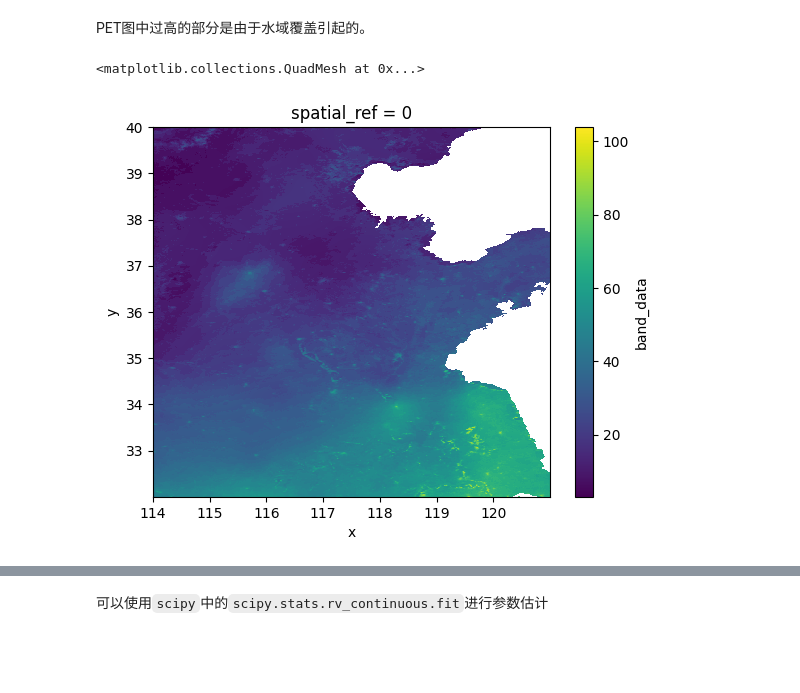
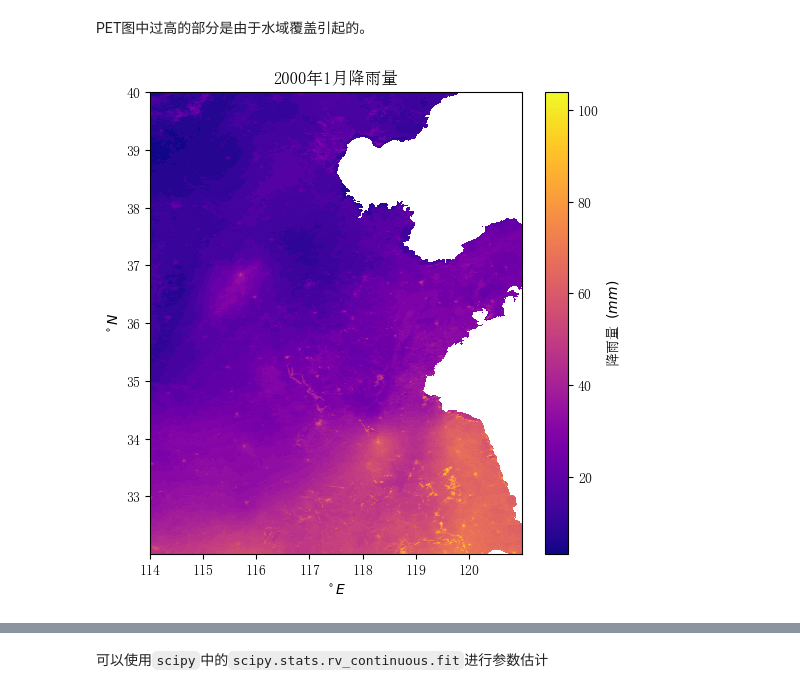
Before and after one commit to zyzh2002/risk_evaluation, a Jupyter notebook: scripts/calc/SPEI/calcSPEI.ipynb, the cells around one changed output, grey strips where cells are left out. Cells and saved outputs as stored; diff of their text form; code cells hidden in the pictures; blank space fills up the shorter version.

```diff
--- a/scripts/calc/SPEI/calcSPEI.ipynb
+++ b/scripts/calc/SPEI/calcSPEI.ipynb
@@ -86,7 +94,13 @@ test_pet_frame.band_data.plot()
 # %% [markdown]
 PET图中过高的部分是由于水域覆盖引起的。
-# %%
-(test_precip_frame.band_data*0.1).plot()
-# %% [output]
-<matplotlib.collections.QuadMesh at 0x...>
-[figure, removed]
+# %%
+fig,ax = plt.subplots(figsize=(6,6))
+
+(test_precip_frame.band_data*0.1).plot(ax=ax,cmap='plasma',cbar_kwargs={'label':'降雨量 $(mm)$'})
+
+ax.set_xlabel('$^\circ E$')
+ax.set_ylabel('$^\circ N$')
+
+ax.title.set_text('2000年1月降雨量')
+# %% [output]
+[figure, added]
```
Also changed, not shown: parts of 4 cells of this notebook, 2 other files.
